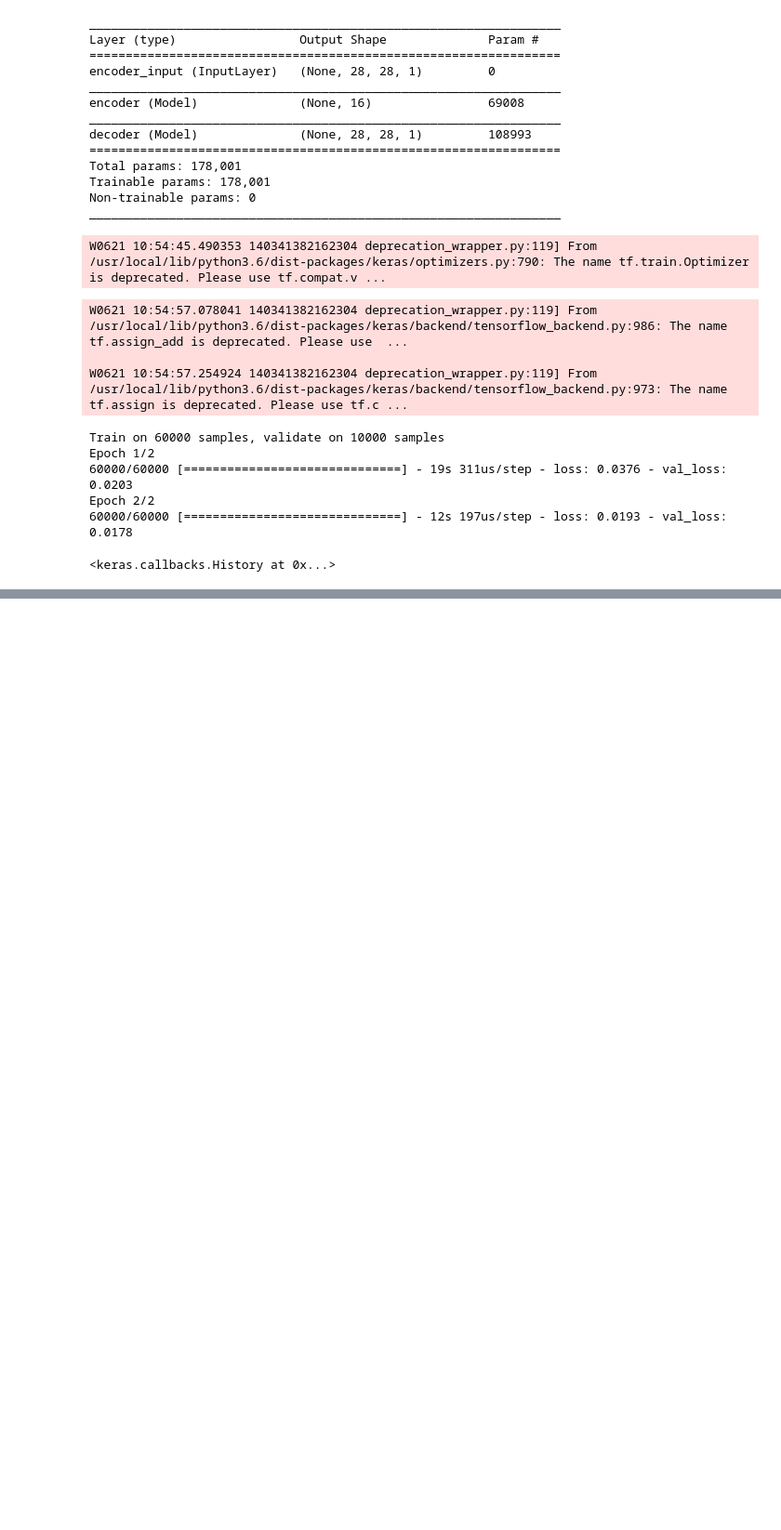
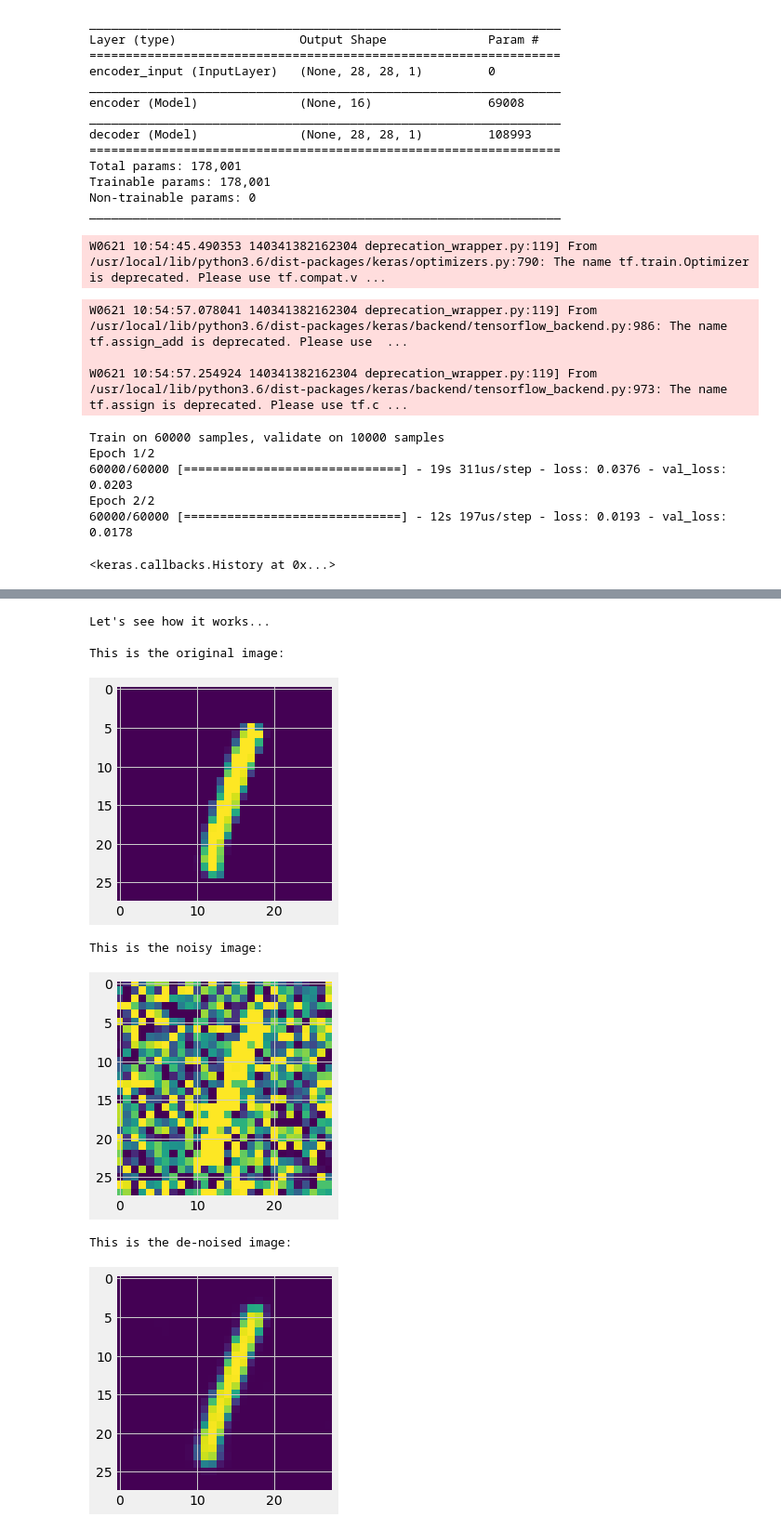
Before and after one commit to AlxndrMlk/KerasExcercises, a Jupyter notebook: 02_Denoising_autoencoder_MNIST.ipynb, the cells around one changed output, grey strips where cells are left out. Shown at 93% size. Saved outputs shown, nothing was run; the diff lists cells and outputs as text; code cells hidden in the pictures; blank space fills up the shorter version.

Commit message:
Update de-noising autoencoder notebook

```diff
--- a/02_Denoising_autoencoder_MNIST.ipynb
+++ b/02_Denoising_autoencoder_MNIST.ipynb
@@ -224,7 +224,7 @@ Epoch 2/2
 60000/60000 [==============================] - 12s 197us/step - loss: 0.0193 - val_loss: 0.0178
 <keras.callbacks.History at 0x...>
 # %%
-pred = autoencoder.predict(X_test_noisy[3:5])
+pred = autoencoder.predict(X_test_noisy[3:6])
 # %%
 # Compare images
 print("Let's see how it works...\n")
@@ -271 +271,21 @@ This is de-noised image:
 [figure]
+# %%
+print("Let's see how it works...\n")
+print("This is the original image:")
+plt.imshow(X_test[5].squeeze())
+plt.show()
+print("\n\nThis is the noisy image:")
+plt.imshow(X_test_noisy[5].squeeze())
+plt.show()
+print("\n\nThis is the de-noised image:")
+plt.imshow(pred[2].squeeze())
+plt.show()
+# %% [output]
+Let's see how it works...
+
+This is the original image:
+[figure, added]
+This is the noisy image:
+[figure, added]
+This is the de-noised image:
+[figure, added]
```
Also changed, not shown: parts of 2 cells of this notebook.
